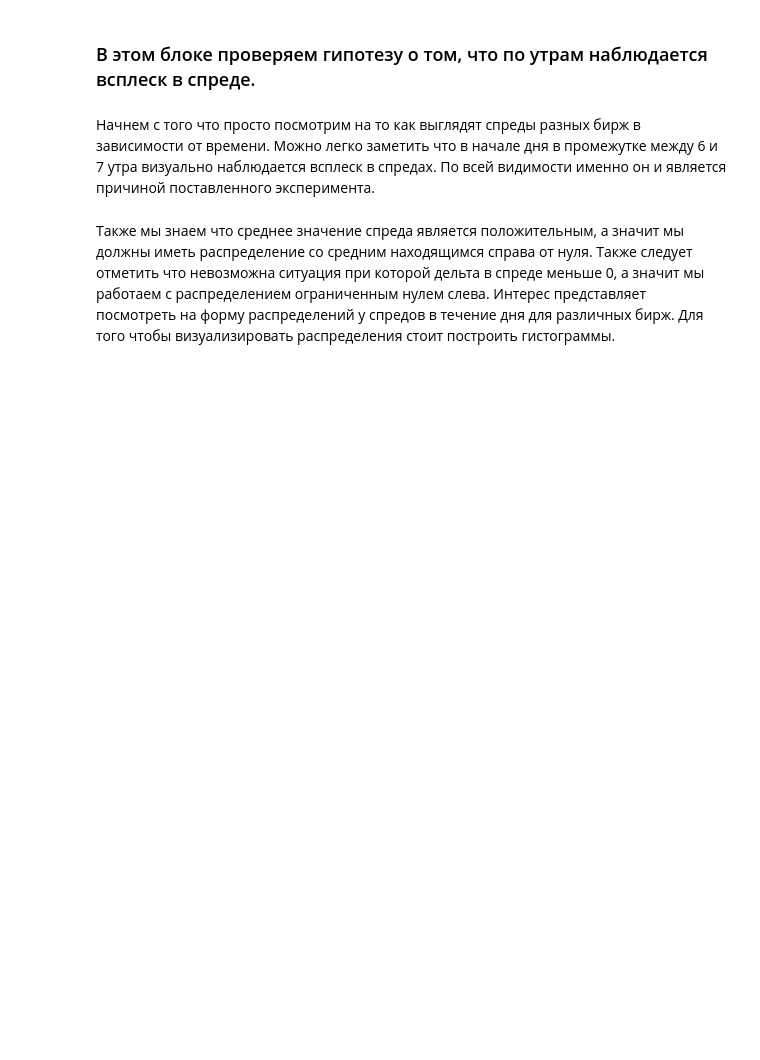
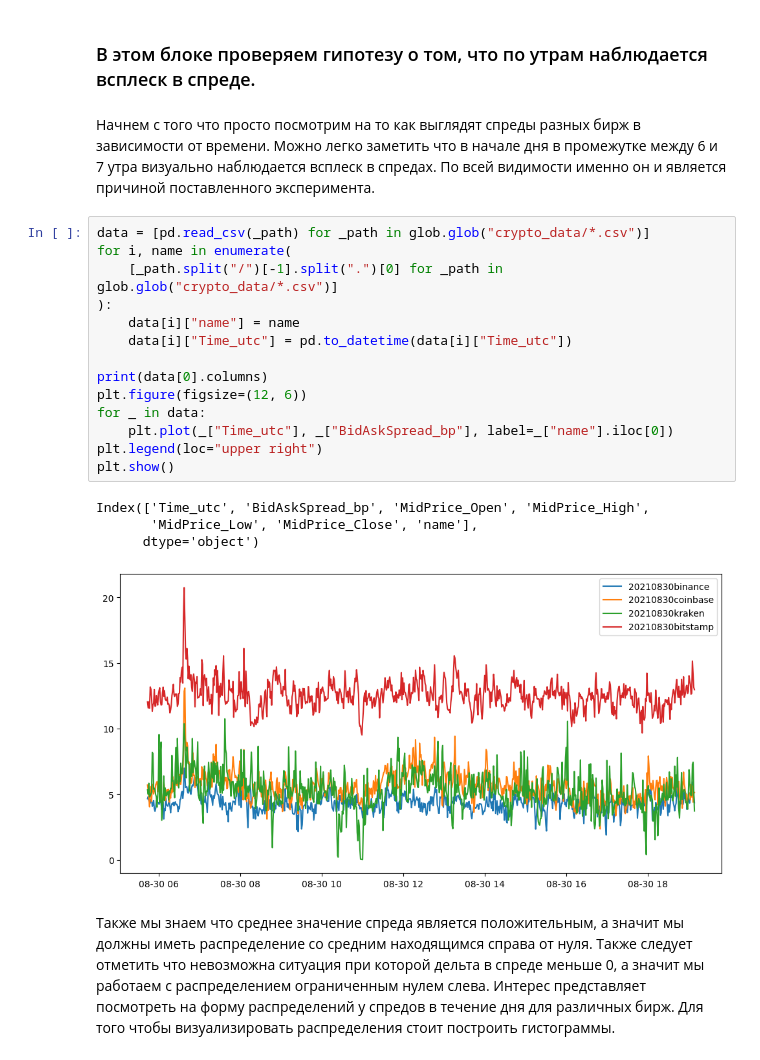
Before and after one commit to Molozey/MiptStatsMethods, a Jupyter notebook: SpreadsTask/Solution.ipynb, the cells around one changed output. Cells and saved outputs as stored; diff of their text form; blank space fills up the shorter version.

```diff
--- a/SpreadsTask/Solution.ipynb
+++ b/SpreadsTask/Solution.ipynb
@@ -9,5 +15,24 @@ from statsmodels.stats.weightstats import _tconfint_generic
 Начнем с того что просто посмотрим на то как выглядят спреды разных бирж в зависимости от времени.
 Можно легко заметить что в начале дня в промежутке между 6 и 7 утра визуально наблюдается всплеск в спредах.
 По всей видимости именно он и является причиной поставленного эксперимента.
+# %%
+data = [pd.read_csv(_path) for _path in glob.glob("crypto_data/*.csv")]
+for i, name in enumerate(
+    [_path.split("/")[-1].split(".")[0] for _path in glob.glob("crypto_data/*.csv")]
+):
+    data[i]["name"] = name
+    data[i]["Time_utc"] = pd.to_datetime(data[i]["Time_utc"])
+
+print(data[0].columns)
+plt.figure(figsize=(12, 6))
+for _ in data:
+    plt.plot(_["Time_utc"], _["BidAskSpread_bp"], label=_["name"].iloc[0])
+plt.legend(loc="upper right")
+plt.show()
+# %% [output]
+Index(['Time_utc', 'BidAskSpread_bp', 'MidPrice_Open', 'MidPrice_High',
+       'MidPrice_Low', 'MidPrice_Close', 'name'],
+      dtype='object')
+[figure, added]
 # %% [markdown]
 Также мы знаем что среднее значение спреда является положительным, а значит мы должны иметь распределение со средним находящимся справа от нуля. Также следует отметить что невозможна ситуация при которой дельта в спреде меньше 0, а значит мы работаем с распределением ограниченным нулем слева. Интерес представляет посмотреть на форму распределений у спредов в течение дня для различных бирж. Для того чтобы визуализировать распределения стоит построить гистограммы.
```
Also changed, not shown: parts of 9 cells of this notebook.
